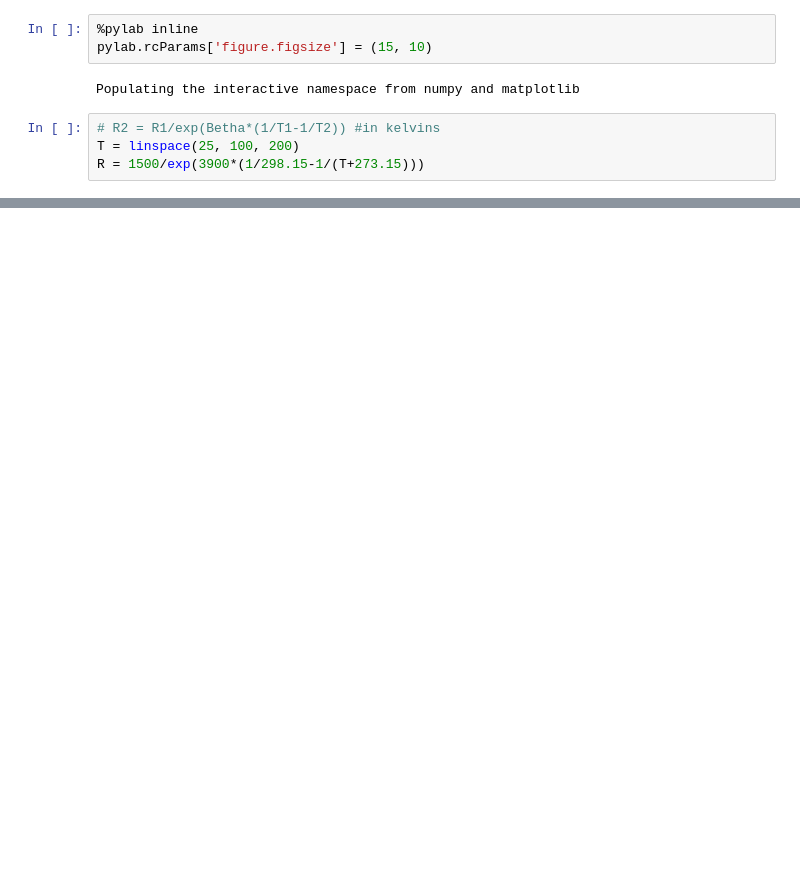
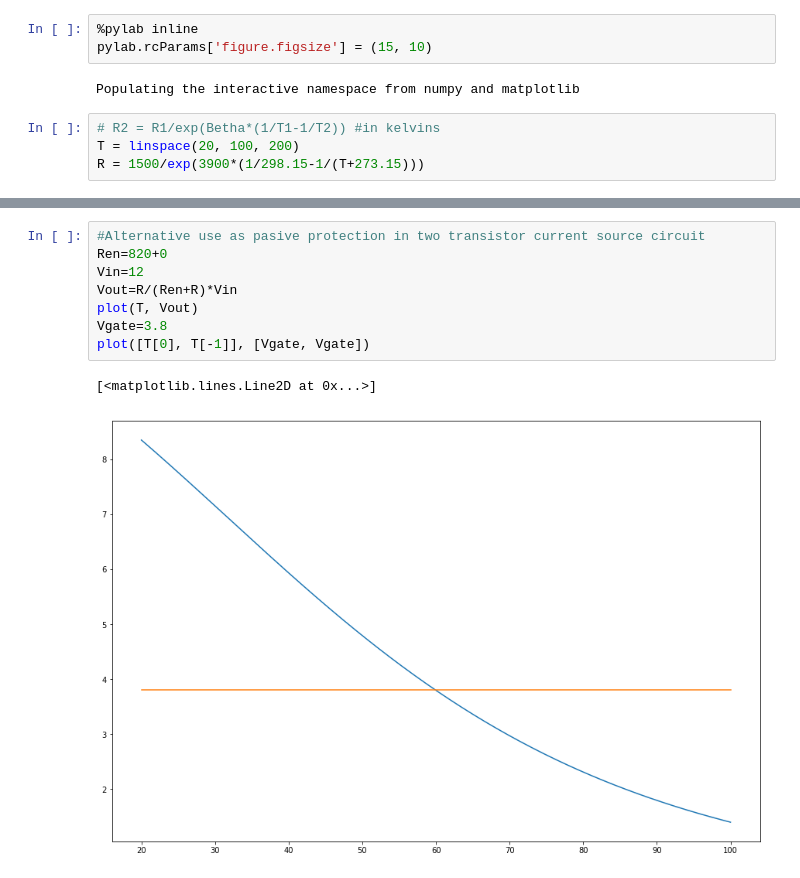
Before and after one commit to ioch/orb, a Jupyter notebook: thermistor.ipynb, the cells around one changed output, grey strips where cells are left out. Saved outputs shown, nothing was run; the diff lists cells and outputs as text; blank space fills up the shorter version.

```diff
--- a/thermistor.ipynb
+++ b/thermistor.ipynb
@@ -5,5 +5,5 @@ pylab.rcParams['figure.figsize'] = (15, 10)
 Populating the interactive namespace from numpy and matplotlib
 # %%
 # R2 = R1/exp(Betha*(1/T1-1/T2)) #in kelvins
-T = linspace(25, 100, 200)
+T = linspace(20, 100, 200)
 R = 1500/exp(3900*(1/298.15-1/(T+273.15)))
@@ -19,3 +21,14 @@ plot(T, ADC)
 grid(True)
 # %% [output]
 [figure]
+# %%
+#Alternative use as pasive protection in two transistor current source circuit
+Ren=820+0
+Vin=12
+Vout=R/(Ren+R)*Vin
+plot(T, Vout)
+Vgate=3.8
+plot([T[0], T[-1]], [Vgate, Vgate])
+# %% [output]
+[<matplotlib.lines.Line2D at 0x...>]
+[figure, added]
```
Also changed, not shown: parts of 3 cells of this notebook, 3 other files.
